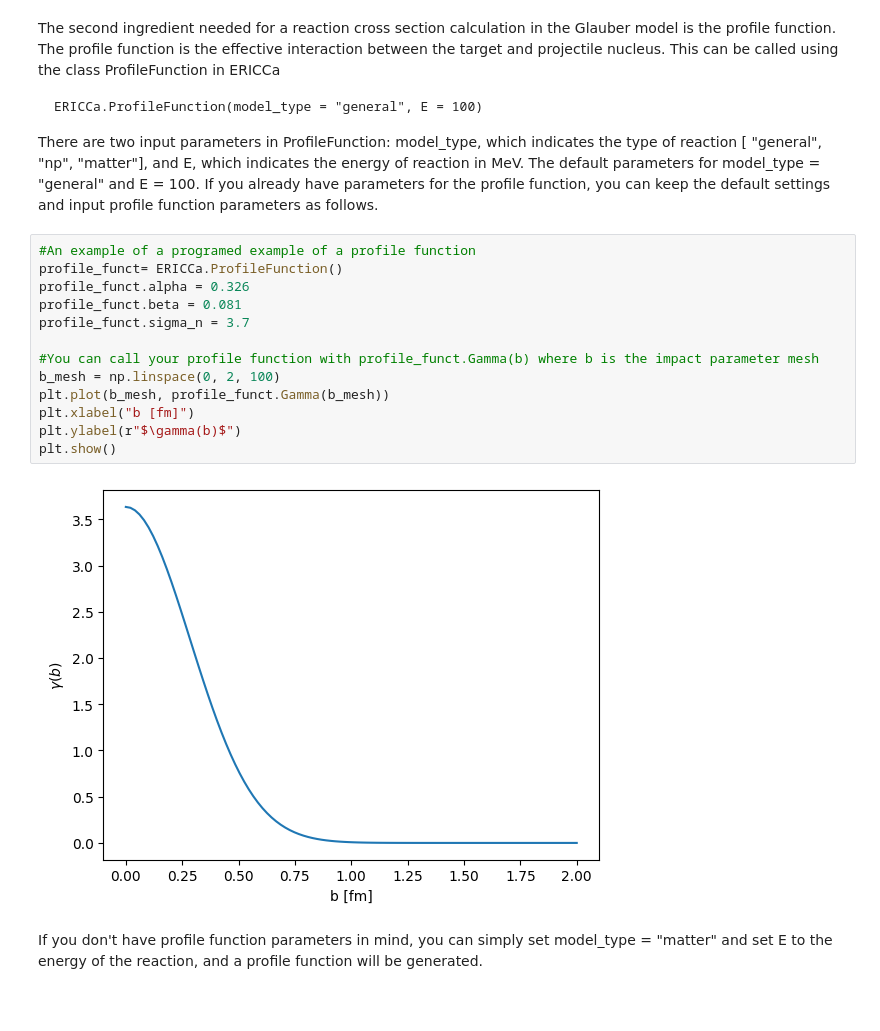
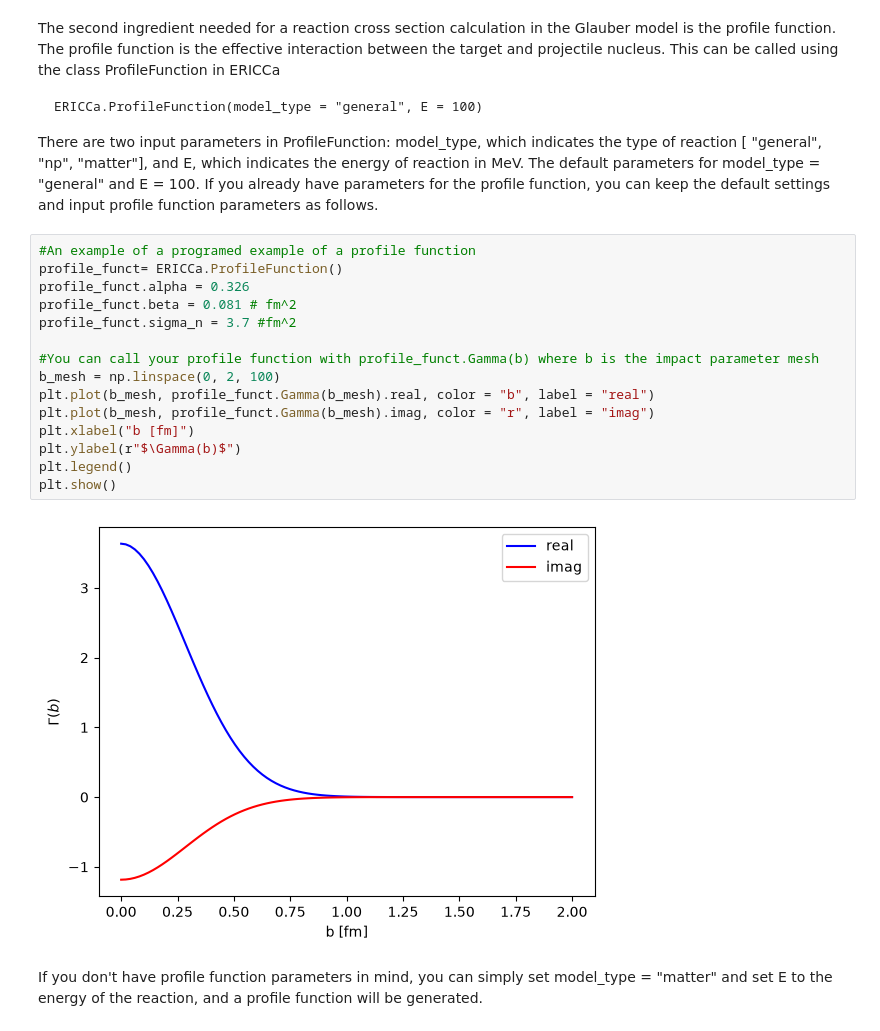
Before and after one commit to Circuitoah/ERICCa, a Jupyter notebook: tutorials/ERICCa_Tutorial.ipynb, the cells around one changed output. Cells and saved outputs as stored; diff of their text form; blank space fills up the shorter version.

Commit message:
Added consistant precision to ERICCa tutiorials, as well as cleaned up typos in plots

```diff
--- a/tutorials/ERICCa_Tutorial.ipynb
+++ b/tutorials/ERICCa_Tutorial.ipynb
@@ -118,18 +118,20 @@ There are two input parameters in ProfileFunction: model_type, which indicates t
 # %%
 #An example of a programed example of a profile function
 profile_funct= ERICCa.ProfileFunction()
 profile_funct.alpha = 0.326
-profile_funct.beta = 0.081
-profile_funct.sigma_n = 3.7
+profile_funct.beta = 0.081 # fm^2
+profile_funct.sigma_n = 3.7 #fm^2
 
 #You can call your profile function with profile_funct.Gamma(b) where b is the impact parameter mesh
 b_mesh = np.linspace(0, 2, 100)
-plt.plot(b_mesh, profile_funct.Gamma(b_mesh))
+plt.plot(b_mesh, profile_funct.Gamma(b_mesh).real, color = "b", label = "real")
+plt.plot(b_mesh, profile_funct.Gamma(b_mesh).imag, color = "r", label = "imag")
 plt.xlabel("b [fm]")
-plt.ylabel(r"$\gamma(b)$")
+plt.ylabel(r"$\Gamma(b)$")
+plt.legend()
 plt.show()
 # %% [output]
-[figure, old version]
+[figure, new version]
 # %% [markdown]
 If you don't have profile function parameters in mind, you can simply set model_type = "matter" and set E to the energy of the reaction, and a profile function will be generated.
 # %%
```
Also changed, not shown: parts of 13 cells of this notebook, 1 other file.
